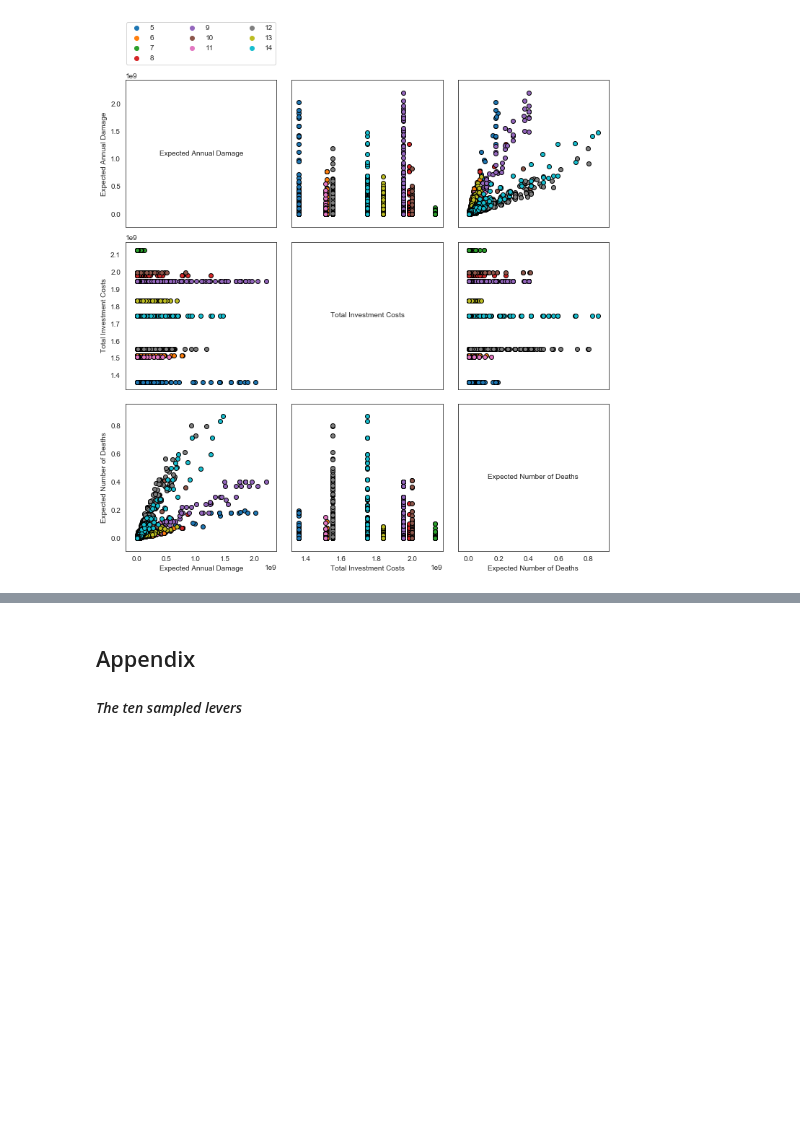
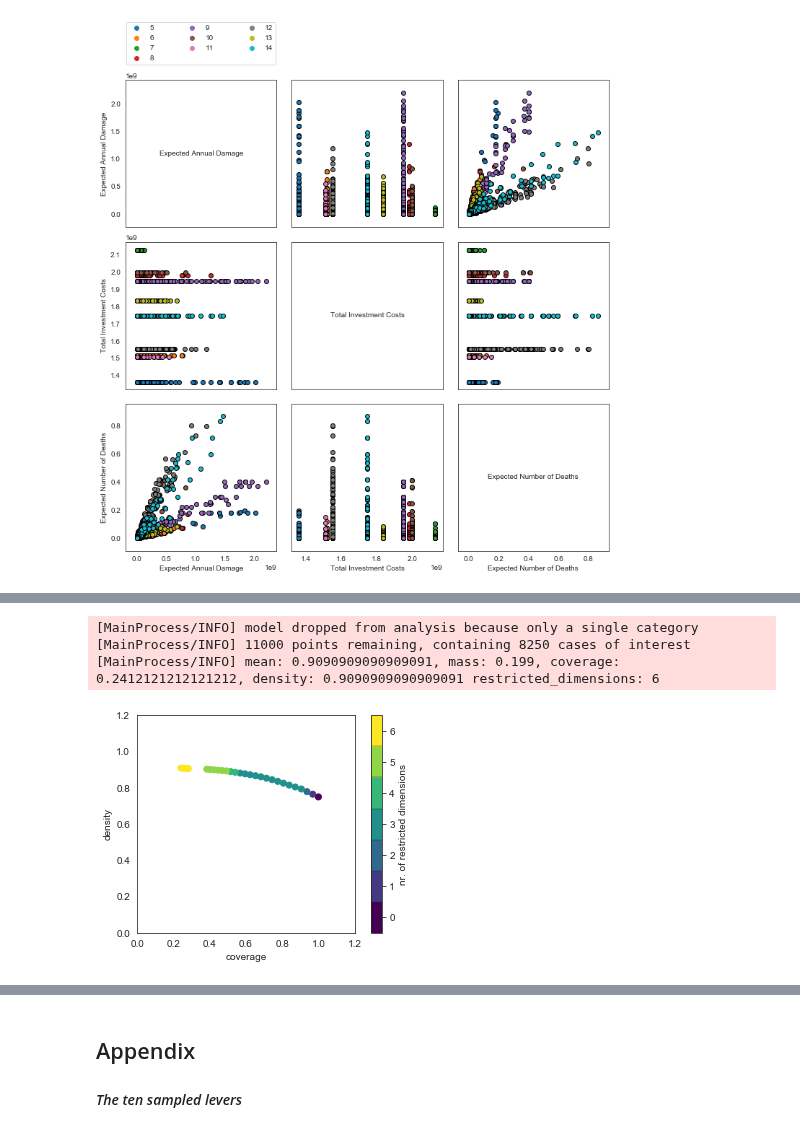
Before and after one commit to pdebiase/MBDM-group-11, a Jupyter notebook: final assignment/Open exploration Uncertainties.ipynb, the cells around one changed output, grey strips where cells are left out. Saved outputs shown, nothing was run; the diff lists cells and outputs as text; code cells hidden in the pictures; blank space fills up the shorter version.

```diff
--- a/final assignment/Open exploration Uncertainties.ipynb
+++ b/final assignment/Open exploration Uncertainties.ipynb
@@ -152,0 +204,13 @@ fig.set_size_inches([12, 12])
+# %%
+# PRIM
+prim_alg = prim.Prim(x, y, threshold=0.8)
+box1 = prim_alg.find_box()
+# %% [output]
+[MainProcess/INFO] model dropped from analysis because only a single category
+[MainProcess/INFO] 11000 points remaining, containing 8250 cases of interest
+[MainProcess/INFO] mean: 0.9090909090909091, mass: 0.199, coverage: 0.2412121212121212, density: 0.9090909090909091 restricted_dimensions: 6
+# %%
+box1.show_tradeoff()
+plt.show()
+# %% [output]
+[figure, added]
```
Also changed, not shown: parts of 18 cells of this notebook, 1 other file.
